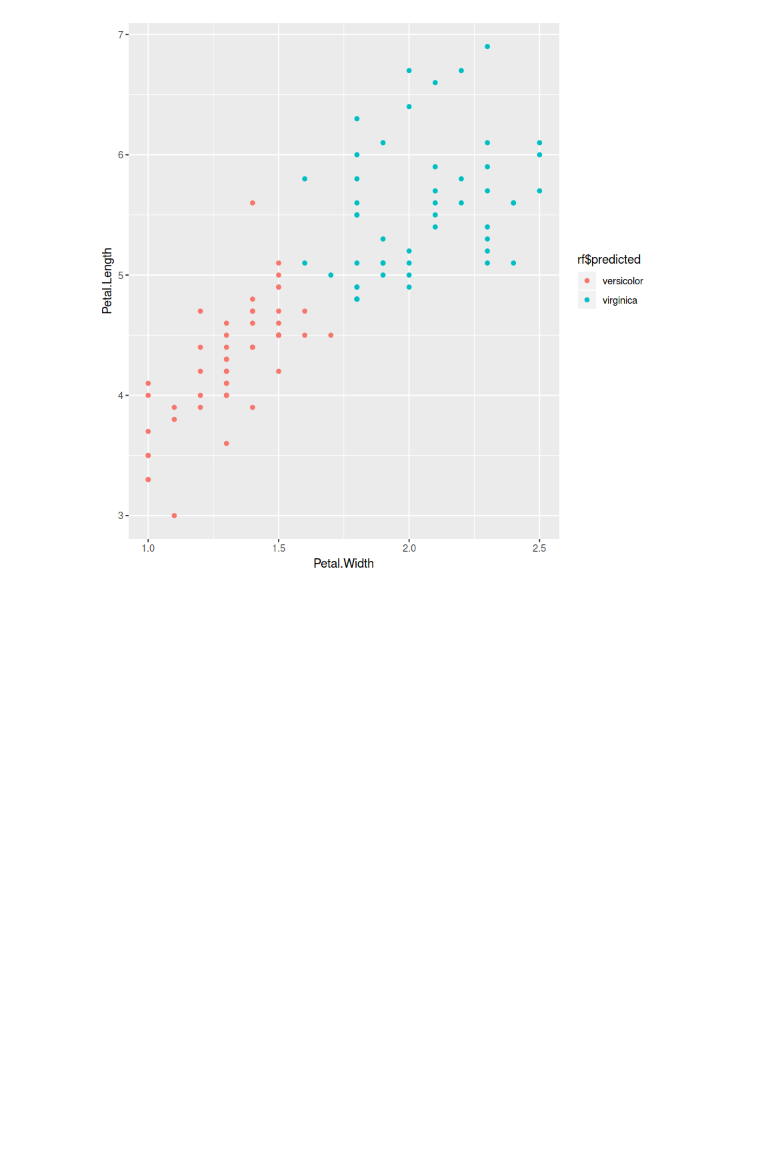
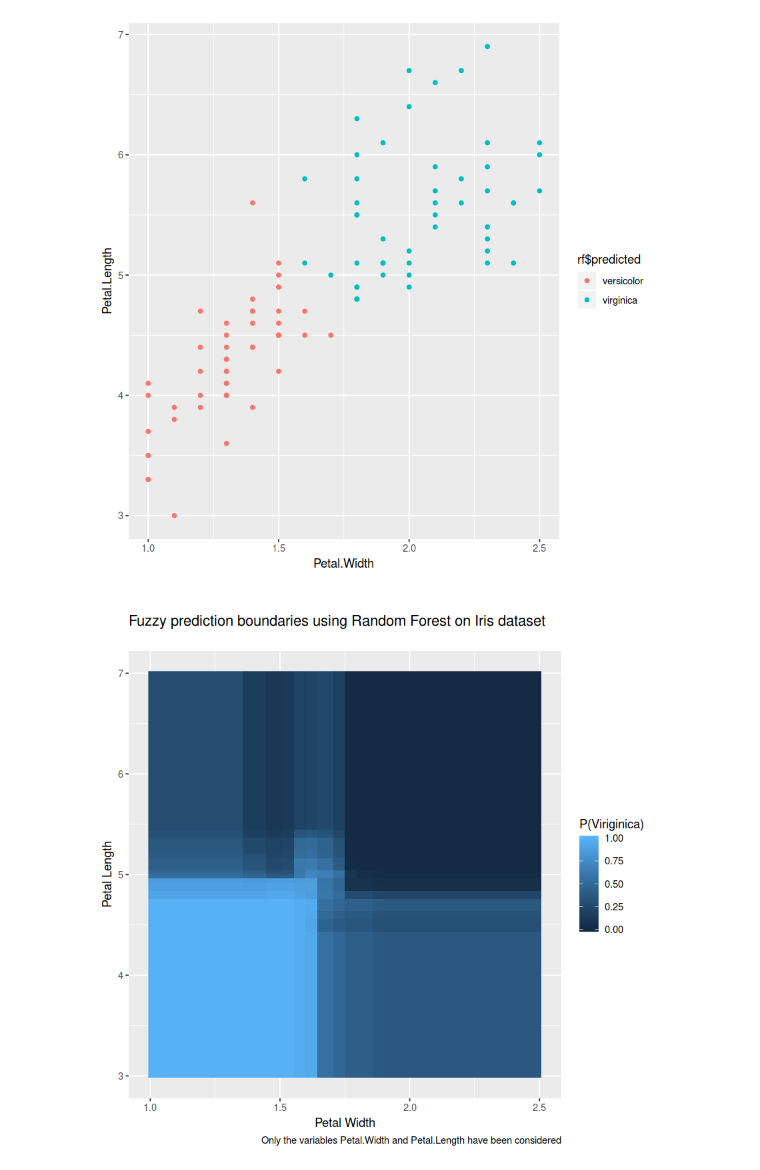
Before and after one commit to gsarti/mlda-course-units, a Jupyter notebook: 09_statistical_significance_boosting/statistical_significance_boosting.ipynb, the cells around one changed output. Drawn from its saved outputs; the diff is of its cells as text; code cells hidden in the pictures; blank space fills up the shorter version.

Commit message:
Random Forest Lab completed

```diff
--- a/09_statistical_significance_boosting/statistical_significance_boosting.ipynb
+++ b/09_statistical_significance_boosting/statistical_significance_boosting.ipynb
@@ -142,3 +142,20 @@ ggplot(data = new_iris, aes(x=Petal.Width, y=Petal.Length, color=rf$predicted))
 geom_point()
 # %% [output]
 [figure]
+# %%
+plane_iris = expand.grid(Petal.Length = seq(3.0, 7.0, length.out=100),
+                         Petal.Width = seq(1.0, 2.5, length.out=100))
+
+rf_plpw <- randomForest(Species ~ Petal.Length + Petal.Width, data = new_iris)
+
+pred <- predict(rf_plpw, plane_iris, type="prob")
+
+ggplot(data = plane_iris, aes(x=Petal.Width, y=Petal.Length, fill=pred[,1])) +
+  geom_raster() +
+  labs(fill = "P(Viriginica)",
+       x="Petal Width",
+       y="Petal Length",
+       title="\nFuzzy prediction boundaries using Random Forest on Iris dataset\n",
+       caption="Only the variables Petal.Width and Petal.Length have been considered")
+# %% [output]
+[figure, added]
```
